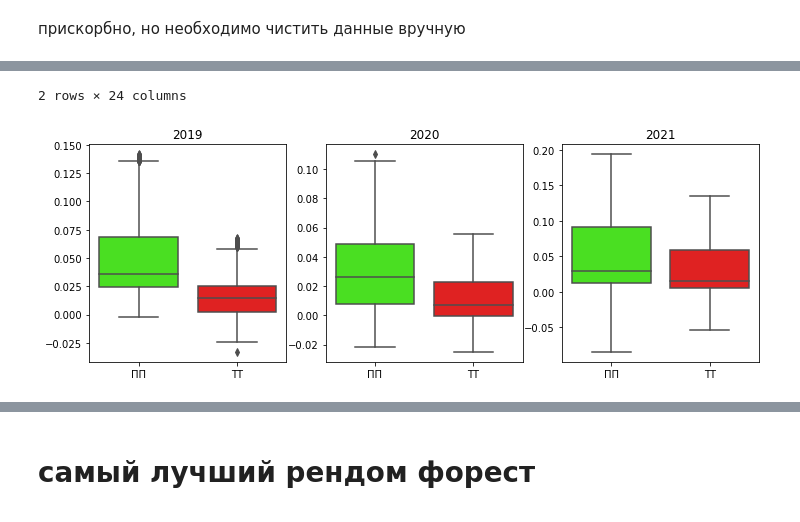
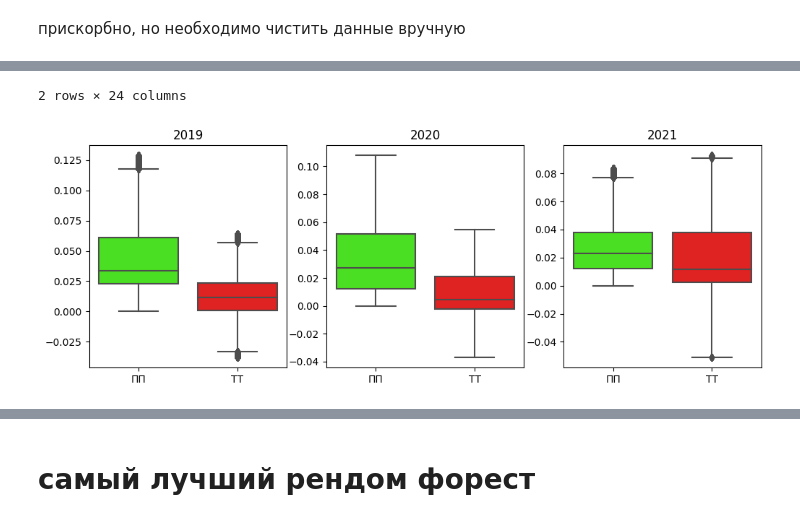
Before and after one commit to hukitoc94/total_archangelskiy, a Jupyter notebook: budenovs_classification/classification_budenovs.ipynb, the cells around one changed output, grey strips where cells are left out. Saved outputs shown, nothing was run; the diff lists cells and outputs as text; code cells hidden in the pictures.

```diff
--- a/budenovs_classification/classification_budenovs.ipynb
+++ b/budenovs_classification/classification_budenovs.ipynb
@@ -10,27 +10,26 @@ import warnings
 warnings.filterwarnings('ignore')
 # %%
 archangelskoe = gpd.read_file('vector_data/archangelskoe.geojson')
+archangelskoe = archangelskoe.to_crs("EPSG:32638")
 dobrovolnoe = gpd.read_file('vector_data/dobrovolnoe.geojson')
-agriculture = gpd.read_file('vector_data/agriculture.geojson')
+dobrovolnoe = dobrovolnoe.to_crs("EPSG:32638")
 
-with rasterio.open("raster_data/minNDTI_3_years.tif", 'r') as main_raster:
+
+with rasterio.open("raster_data/RGB_minNDTI.tif", 'r') as main_raster:
     archan, out_transform = mask(main_raster, archangelskoe.geometry, crop=True, nodata= np.nan)
     dobrovol, out_transform = mask(main_raster, dobrovolnoe.geometry, crop=True, nodata= np.nan)
     out_meta = main_raster.meta
 
+
 No_till_raster_data = archan.reshape(3,-1).T
 traditional_raster_data = dobrovol.reshape(3,-1).T
 
-No_till_raster_data[No_till_raster_data == -10] = np.nan
-No_till_raster_data[No_till_raster_data == 0] = np.nan
+No_till_raster_data[No_till_raster_data < 0] = np.nan
 No_till_raster_data = No_till_raster_data[~np.isnan(No_till_raster_data).any(axis=1)]
 No_till_df = pd.DataFrame(No_till_raster_data, columns=['2019','2020','2021'])
 No_till_df['type'] = "ПП"
 
 
-
-traditional_raster_data[traditional_raster_data == -10] = np.nan
-traditional_raster_data[traditional_raster_data == 0] = np.nan
 traditional_raster_data = traditional_raster_data[~np.isnan(traditional_raster_data).any(axis=1)]
 traditional_df = pd.DataFrame(traditional_raster_data, columns=['2019','2020','2021'])
 traditional_df['type'] = "ТТ"
@@ -73,14 +72,12 @@ def cut_by_15IQR(data):
         df = df[( df.iloc[:,i] <= top[i]) & ( df.iloc[:,i] >= bottom[i]) ]
     return(df)
 
-No_till_df_cuted = cut_by_15IQR(No_till_df)
-traditional_df_cuted = cut_by_15IQR(traditional_df)
+No_till_df_cuted = cut_by_15IQR(No_till_df).sample(500000) # забалансить классы
+
+traditional_df_cuted = cut_by_15IQR(traditional_df).sample(500000)
 
 
 general_df = No_till_df_cuted.append(traditional_df_cuted)
-
-
-sample = general_df.sample(5000)
 # %%
 
 
@@ -90,20 +87,20 @@ fig, axes = plt.subplots(1,3, figsize=(12,4))
 my_pal = {"ПП": "#38FF02", "ТТ": "#FF0202"}
 
 
-sns.boxplot(data = sample , x = 'type', y = '2019',palette = my_pal, ax = axes[0])
+sns.boxplot(data = general_df , x = 'type', y = '2019',palette = my_pal, ax = axes[0])
 axes[0].set(title = '2019', xlabel = '',ylabel = '' )
 
 
-sns.boxplot(data = sample , x = 'type', y = '2020',palette = my_pal, ax = axes[1])
+sns.boxplot(data = general_df , x = 'type', y = '2020',palette = my_pal, ax = axes[1])
 axes[1].set(title = '2020', xlabel = '',ylabel = '' )
 
 
-sns.boxplot(data = sample , x = 'type', y = '2021',palette = my_pal, ax = axes[2])
+sns.boxplot(data = general_df , x = 'type', y = '2021',palette = my_pal, ax = axes[2])
 axes[2].set(title = '2021', xlabel = '',ylabel = '' )
 
 
 
-sample.groupby(['type']).describe()
+general_df.groupby(['type']).describe()
 # %% [output]
 |  | 2019 |  |  |  |  |  |  |  | 2020 |  |  | ... |
 |  | count | mean | std | min | 25% | 50% | 75% | max | count | mean | ... | ... |
@@ -113,5 +110,5 @@ sample.groupby(['type']).describe()
 2 rows × 24 columns
-[figure, old version]
+[figure, new version]
 # %%
 from sklearn.model_selection import train_test_split
 from sklearn.metrics import classification_report
```
Also changed, not shown: parts of 12 cells of this notebook, 10 other files.
